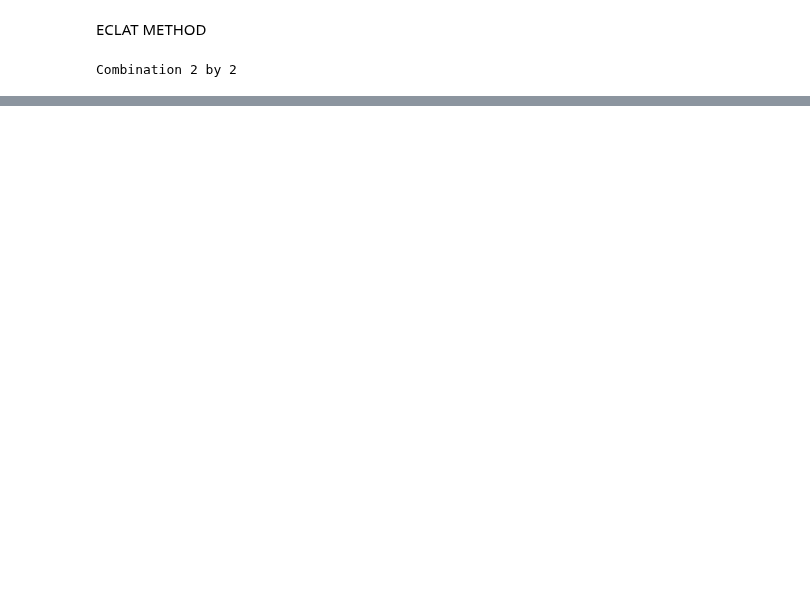
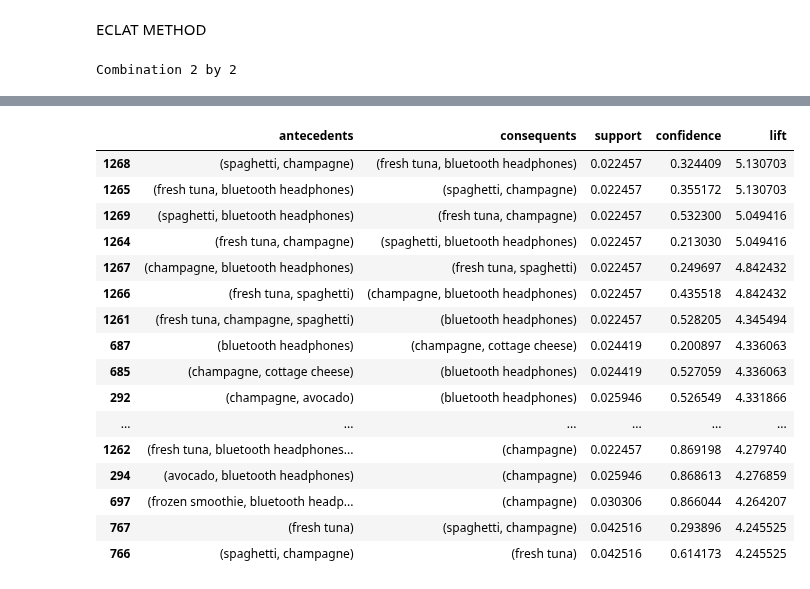
Before and after one commit to Constmsa/ml2.project, a Jupyter notebook: AssociationRules.ipynb, the cells around one changed output, grey strips where cells are left out. Saved outputs shown, nothing was run; the diff lists cells and outputs as text; code cells hidden in the pictures; blank space fills up the shorter version.

```diff
--- a/AssociationRules.ipynb
+++ b/AssociationRules.ipynb
@@ -155,0 +136,2 @@ def eclat_method(path):
+# %%
+customer_info_with_clusters = pd.read_csv('customer_info_with_clusters.csv')
@@ -155,0 +279,21 @@ def eclat_method(path):
+# %%
+cluster_6 = define_clusters(merged_df, 6)
+apriori_rules(cluster_6).sort_values(by='lift', ascending=False).head(20)
+# %% [output]
+|  | antecedents | consequents | support | confidence | lift |
+| 1268 | (spaghetti, champagne) | (fresh tuna, bluetooth headphones) | 0.022457 | 0.324409 | 5.130703 |
+| 1265 | (fresh tuna, bluetooth headphones) | (spaghetti, champagne) | 0.022457 | 0.355172 | 5.130703 |
+| 1269 | (spaghetti, bluetooth headphones) | (fresh tuna, champagne) | 0.022457 | 0.532300 | 5.049416 |
+| 1264 | (fresh tuna, champagne) | (spaghetti, bluetooth headphones) | 0.022457 | 0.213030 | 5.049416 |
+| 1267 | (champagne, bluetooth headphones) | (fresh tuna, spaghetti) | 0.022457 | 0.249697 | 4.842432 |
+| 1266 | (fresh tuna, spaghetti) | (champagne, bluetooth headphones) | 0.022457 | 0.435518 | 4.842432 |
+| 1261 | (fresh tuna, champagne, spaghetti) | (bluetooth headphones) | 0.022457 | 0.528205 | 4.345494 |
+| 687 | (bluetooth headphones) | (champagne, cottage cheese) | 0.024419 | 0.200897 | 4.336063 |
+| 685 | (champagne, cottage cheese) | (bluetooth headphones) | 0.024419 | 0.527059 | 4.336063 |
+| 292 | (champagne, avocado) | (bluetooth headphones) | 0.025946 | 0.526549 | 4.331866 |
+| ... | ... | ... | ... | ... | ... |
+| 1262 | (fresh tuna, bluetooth headphones... | (champagne) | 0.022457 | 0.869198 | 4.279740 |
+| 294 | (avocado, bluetooth headphones) | (champagne) | 0.025946 | 0.868613 | 4.276859 |
+| 697 | (frozen smoothie, bluetooth headp... | (champagne) | 0.030306 | 0.866044 | 4.264207 |
+| 767 | (fresh tuna) | (spaghetti, champagne) | 0.042516 | 0.293896 | 4.245525 |
+| 766 | (spaghetti, champagne) | (fresh tuna) | 0.042516 | 0.614173 | 4.245525 |
```
Also changed, not shown: parts of 19 cells of this notebook, 1 other file.
